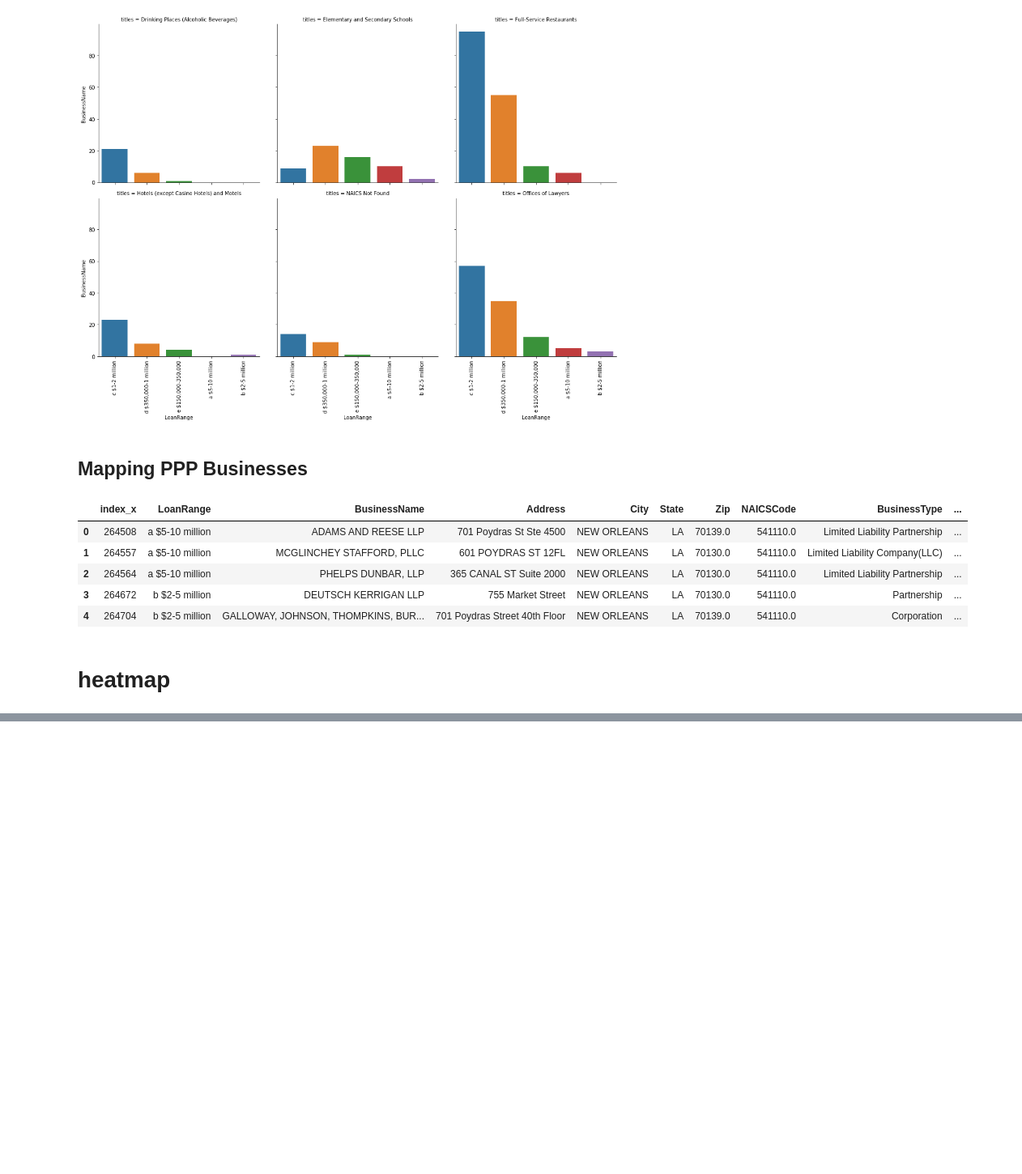
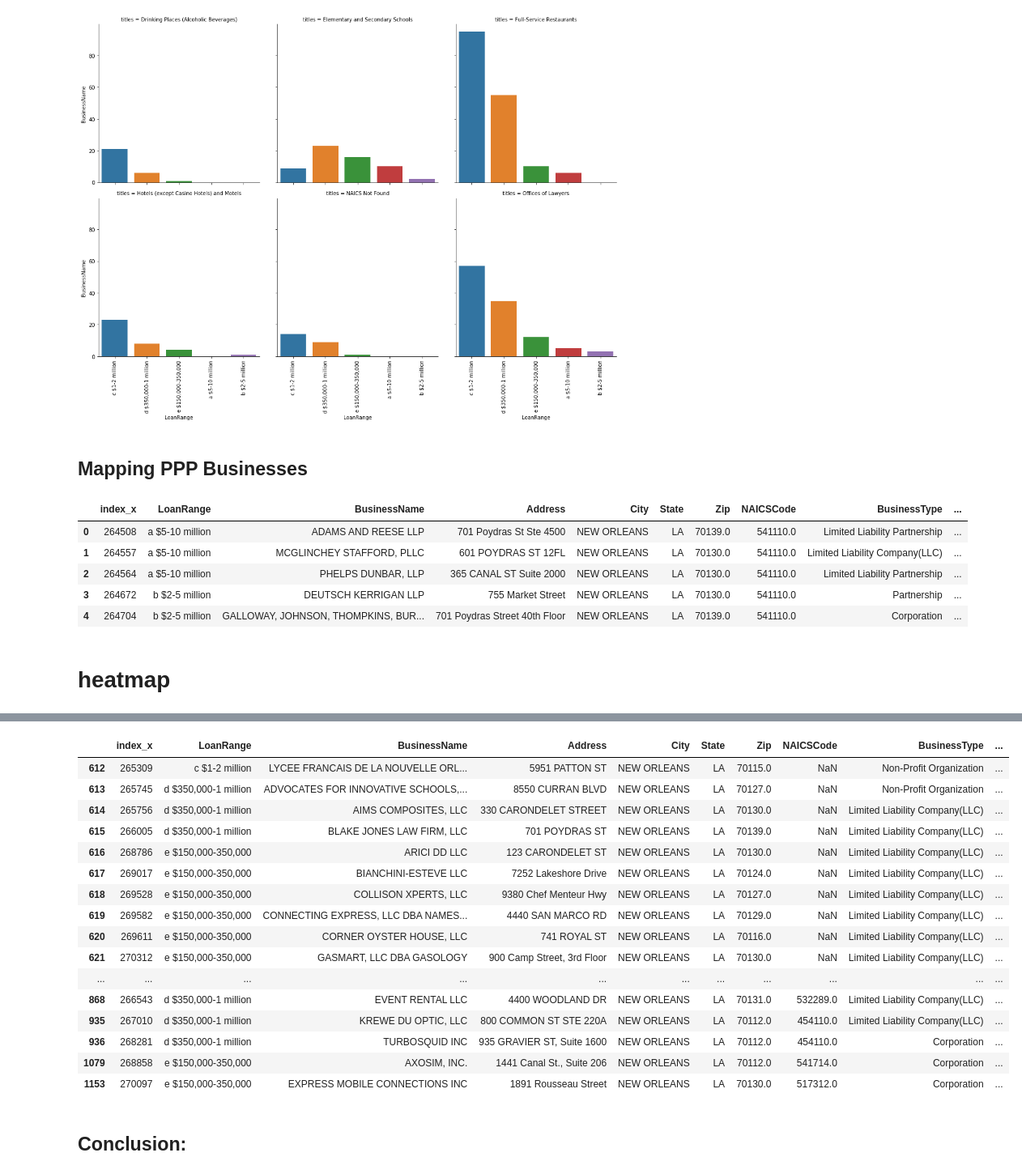
Before and after one commit to apedeaux/PPP, a Jupyter notebook: PPP-Over150.ipynb, the cells around one changed output, grey strips where cells are left out. Shown at 81% size. Drawn from its saved outputs; the diff is of its cells as text; code cells hidden in the pictures; blank space fills up the shorter version.

Commit message:
conclusion

```diff
--- a/PPP-Over150.ipynb
+++ b/PPP-Over150.ipynb
@@ -317,0 +353,22 @@ m.save('PPPNola_Over150k_heatmap.html')
+# %%
+nola[nola['titles'] == 'NAICS Not Found']
+# %% [output]
+|  | index_x | LoanRange | BusinessName | Address | City | State | Zip | NAICSCode | BusinessType | ... |
+| 612 | 265309 | c $1-2 million | LYCEE FRANCAIS DE LA NOUVELLE ORL... | 5951 PATTON ST | NEW ORLEANS | LA | 70115.0 | NaN | Non-Profit Organization | ... |
+| 613 | 265745 | d $350,000-1 million | ADVOCATES FOR INNOVATIVE SCHOOLS,... | 8550 CURRAN BLVD | NEW ORLEANS | LA | 70127.0 | NaN | Non-Profit Organization | ... |
+| 614 | 265756 | d $350,000-1 million | AIMS COMPOSITES, LLC | 330 CARONDELET STREET | NEW ORLEANS | LA | 70130.0 | NaN | Limited Liability Company(LLC) | ... |
+| 615 | 266005 | d $350,000-1 million | BLAKE JONES LAW FIRM, LLC | 701 POYDRAS ST | NEW ORLEANS | LA | 70139.0 | NaN | Limited Liability Company(LLC) | ... |
+| 616 | 268786 | e $150,000-350,000 | ARICI DD LLC | 123 CARONDELET ST | NEW ORLEANS | LA | 70130.0 | NaN | Limited Liability Company(LLC) | ... |
+| 617 | 269017 | e $150,000-350,000 | BIANCHINI-ESTEVE LLC | 7252 Lakeshore Drive | NEW ORLEANS | LA | 70124.0 | NaN | Limited Liability Company(LLC) | ... |
+| 618 | 269528 | e $150,000-350,000 | COLLISON XPERTS, LLC | 9380 Chef Menteur Hwy | NEW ORLEANS | LA | 70127.0 | NaN | Limited Liability Company(LLC) | ... |
+| 619 | 269582 | e $150,000-350,000 | CONNECTING EXPRESS, LLC DBA NAMES... | 4440 SAN MARCO RD | NEW ORLEANS | LA | 70129.0 | NaN | Limited Liability Company(LLC) | ... |
+| 620 | 269611 | e $150,000-350,000 | CORNER OYSTER HOUSE, LLC | 741 ROYAL ST | NEW ORLEANS | LA | 70116.0 | NaN | Limited Liability Company(LLC) | ... |
+| 621 | 270312 | e $150,000-350,000 | GASMART, LLC DBA GASOLOGY | 900 Camp Street, 3rd Floor | NEW ORLEANS | LA | 70130.0 | NaN | Limited Liability Company(LLC) | ... |
+| ... | ... | ... | ... | ... | ... | ... | ... | ... | ... | ... |
+| 868 | 266543 | d $350,000-1 million | EVENT RENTAL LLC | 4400 WOODLAND DR | NEW ORLEANS | LA | 70131.0 | 532289.0 | Limited Liability Company(LLC) | ... |
+| 935 | 267010 | d $350,000-1 million | KREWE DU OPTIC, LLC | 800 COMMON ST STE 220A | NEW ORLEANS | LA | 70112.0 | 454110.0 | Limited Liability Company(LLC) | ... |
+| 936 | 268281 | d $350,000-1 million | TURBOSQUID INC | 935 GRAVIER ST, Suite 1600 | NEW ORLEANS | LA | 70112.0 | 454110.0 | Corporation | ... |
+| 1079 | 268858 | e $150,000-350,000 | AXOSIM, INC. | 1441 Canal St., Suite 206 | NEW ORLEANS | LA | 70112.0 | 541714.0 | Corporation | ... |
+| 1153 | 270097 | e $150,000-350,000 | EXPRESS MOBILE CONNECTIONS INC | 1891 Rousseau Street | NEW ORLEANS | LA | 70130.0 | 517312.0 | Corporation | ... |
+# %% [markdown]
+## Conclusion:
```
Also changed, not shown: parts of 7 cells of this notebook.
